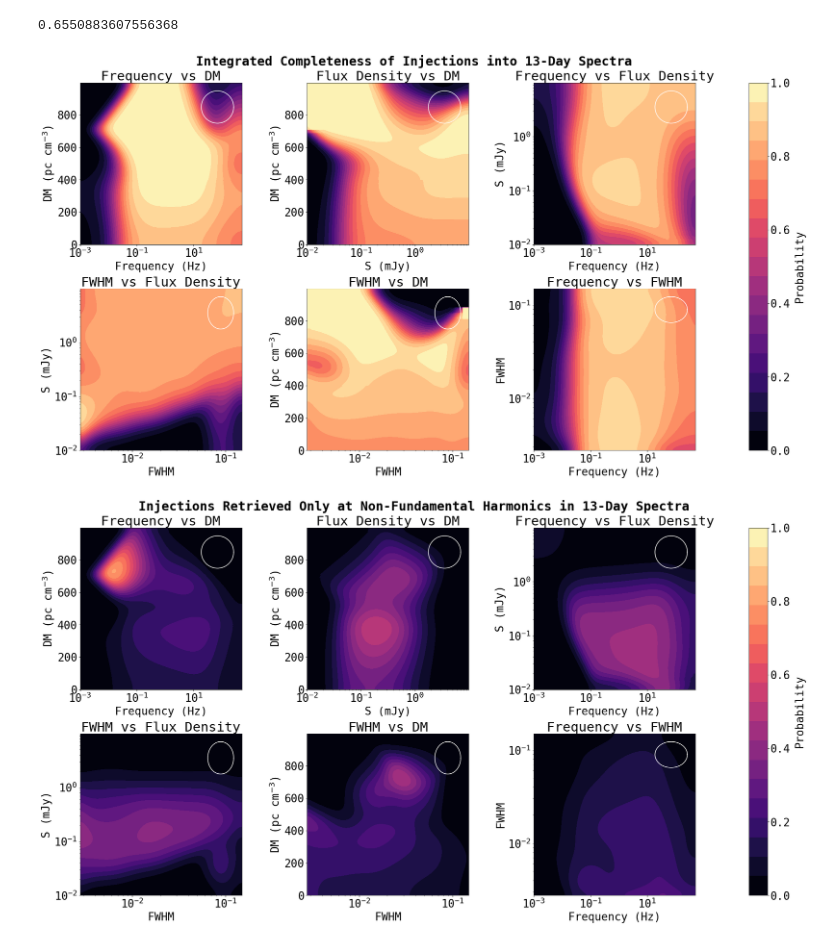
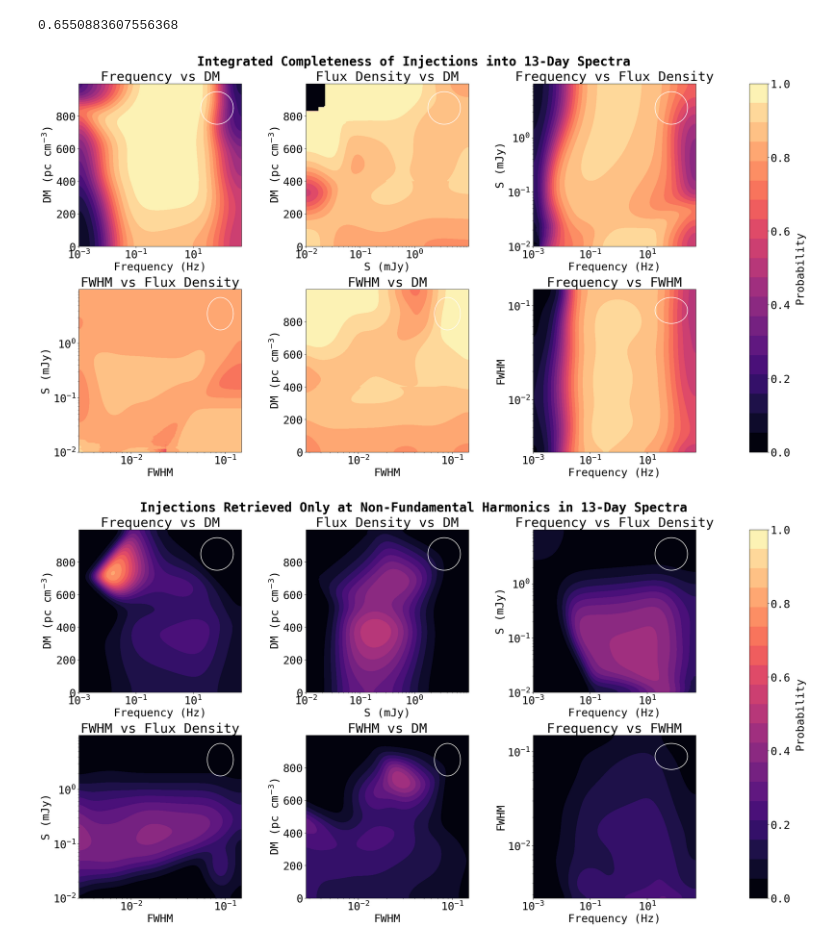
Before and after one commit to chime-sps/Transmissivity, a Jupyter notebook: results/injection_analysis_2d.ipynb, the cells around one changed output. Saved outputs shown, nothing was run; the diff lists cells and outputs as text; code cells hidden in the pictures.

```diff
--- a/results/injection_analysis_2d.ipynb
+++ b/results/injection_analysis_2d.ipynb
@@ -496,15 +496,15 @@ Number of pointings: 1964
 Total fraction of recovered injections: 41.00%
 Number of injections: 20070
 # %%
-RA_bins = np.arange(min(RA), max(RA), 0.5)
-Dec_bins = np.arange(min(Dec), max(Dec), 0.5)
-f_bins = np.logspace(np.log10(min(f)), np.log10(max(f)), 1000)
-DM_bins = np.arange(min(DM), 1000)
-S_bins = np.logspace(np.log10(min(S)), np.log10(max(S)), 1000)
-fwhm_bins = np.logspace(np.log10(min(fwhm)), np.log10(0.15), 1000)
+# RA_bins = np.arange(min(RA), max(RA), 0.5)
+# Dec_bins = np.arange(min(Dec), max(Dec), 0.5)
+# f_bins = np.logspace(np.log10(min(f)), np.log10(max(f)), 1000)
+# DM_bins = np.arange(min(DM), 1000)
+# S_bins = np.logspace(np.log10(min(S)), np.log10(max(S)), 1000)
+# fwhm_bins = np.logspace(np.log10(min(fwhm)), np.log10(0.15), 1000)
 # %%
-f_dev = 100
-DM_dev = 100
-S_dev = 100
-FWHM_dev = 80
+# f_dev = 100
+# DM_dev = 100
+# S_dev = 100
+# FWHM_dev = 80
 # %%
@@ -683,8 +683,8 @@ import importlib
 importlib.reload(au)
 
 #f vs DM
-cf0 = ax[0].contourf(f_bins[:-1], DM_bins[:-1], dm_f_ret_p_smooth,
-                           levels=au.make_levels(dm_f_ret_p_smooth),cmap='magma')
+cf0 = ax[0].contourf(f_bins[:-1], DM_bins[:-1], dm_f_ret_p_smooth_13,
+                           levels=au.make_levels(dm_f_ret_p_smooth_13),cmap='magma')
 ax[0].set_xscale('log')
 ax[0].set_xlabel('Frequency (Hz)')
 ax[0].set_ylabel(r'DM (pc cm$^{-3}$)')
@@ -695,8 +695,8 @@ ax[0].set_box_aspect(1)
 au.add_ellipse(ax[0], f_bins, DM_bins, f_dev, DM_dev, x_log=True)
 
 #S vs DM
-cf1 = ax[1].contourf(S_bins[:-1], DM_bins[:-1], dm_s_ret_p_smooth,
-                           levels=au.make_levels(dm_s_ret_p_smooth), cmap='magma')
+cf1 = ax[1].contourf(S_bins[:-1], DM_bins[:-1], dm_s_ret_p_smooth_13,
+                           levels=au.make_levels(dm_s_ret_p_smooth_13), cmap='magma')
 ax[1].set_xscale('log')
 ax[1].set_xlabel('S (mJy)')
 ax[1].set_ylabel(r'DM (pc cm$^{-3}$)')
@@ -707,8 +707,8 @@ ax[1].set_box_aspect(1)
 au.add_ellipse(ax[1], S_bins, DM_bins, S_dev, DM_dev, x_log=True)
 
 #f vs S
-cf2 = ax[2].contourf(f_bins[:-1], S_bins[:-1], s_f_ret_p_smooth,
-                           levels=au.make_levels(s_f_ret_p_smooth), cmap='magma')
+cf2 = ax[2].contourf(f_bins[:-1], S_bins[:-1], s_f_ret_p_smooth_13,
+                           levels=au.make_levels(s_f_ret_p_smooth_13), cmap='magma')
 ax[2].set_xscale('log')
 ax[2].set_yscale('log')
 ax[2].set_xlabel('Frequency (Hz)')
@@ -720,8 +720,8 @@ ax[2].set_box_aspect(1)
 au.add_ellipse(ax[2], f_bins, S_bins, f_dev, S_dev, x_log=True, y_log=True)
 
 #FWHM vs S
-cf3 = ax[3].contourf(fwhm_bins[:-1], S_bins[:-1], s_fwhm_ret_p_smooth,
-                           levels=au.make_levels(s_fwhm_ret_p_smooth), cmap='magma')
+cf3 = ax[3].contourf(fwhm_bins[:-1], S_bins[:-1], s_fwhm_ret_p_smooth_13,
+                           levels=au.make_levels(s_fwhm_ret_p_smooth_13), cmap='magma')
 ax[3].set_xscale('log')
 ax[3].set_yscale('log')
 ax[3].set_xlabel('FWHM')
@@ -732,37 +732,37 @@ ax[3].set_box_aspect(1)
 au.add_ellipse(ax[3], fwhm_bins, S_bins, FWHM_dev, S_dev, x_log=True, y_log=True)
 
 #FWHM vs DM
-cf4 = ax[4].contourf(fwhm_bins[:-1], DM_bins[:-1], dm_fwhm_ret_p_smooth,
-                           levels=au.make_levels(dm_fwhm_ret_p_smooth), cmap='magma')
+cf4 = ax[4].contourf(fwhm_bins[:-1], DM_bins[:-1], dm_fwhm_ret_p_smooth_13,
+                           levels=au.make_levels(dm_fwhm_ret_p_smooth_13), cmap='magma')
 ax[4].set_xscale('log')
 ax[4].set_xlabel('FWHM')
 ax[4].set_ylabel(r'DM (pc cm$^{-3}$)')
 ax[4].set_title('FWHM vs DM')
 #ax[4].set_ylim(0, 700)
 ax[4].set_xlim(fwhm_bins[0], fwhm_bins[-2])
 ax[4].set_box_aspect(1)
 au.add_ellipse(ax[4], fwhm_bins, DM_bins, FWHM_dev, DM_dev, x_log=True)
 
 #f vs FWHM
-cf5 = ax[5].contourf(f_bins[:-1], fwhm_bins[:-1], fwhm_f_ret_p_smooth,
-                           levels=au.make_levels(fwhm_f_ret_p_smooth), cmap='magma')
+cf5 = ax[5].contourf(f_bins[:-1], fwhm_bins[:-1], fwhm_f_ret_p_smooth_13,
+                           levels=au.make_levels(fwhm_f_ret_p_smooth_13), cmap='magma')
 ax[5].set_xscale('log')
 ax[5].set_yscale('log')
 ax[5].set_xlabel('Frequency (Hz)')
 ax[5].set_ylabel('FWHM')
 ax[5].set_title('Frequency vs FWHM')
 ax[5].set_box_aspect(1)
 ax[5].set_ylim(fwhm_bins[0], fwhm_bins[-2])
 #ax[5].set_xlim(1e-2, max(f_bins))
 au.add_ellipse(ax[5], f_bins, fwhm_bins, f_dev, FWHM_dev, x_log=True, y_log=True)
 
 cbar = fig.colorbar(cf5, ax=ax, location='right', pad=0.08)
 cbar.set_label('Probability', labelpad=10)
 cbar.set_ticks([0, 0.2, 0.4, 0.6, 0.8, 1.0])
 
 fig.suptitle('Integrated Completeness of Injections into 13-Day Spectra',
              fontsize=30, fontweight='bold')
 plt.show()
 # %% [output]
-[figure, old version]
+[figure, new version]
 # %%
```
Also changed, not shown: parts of 18 cells of this notebook, 3 other files.
